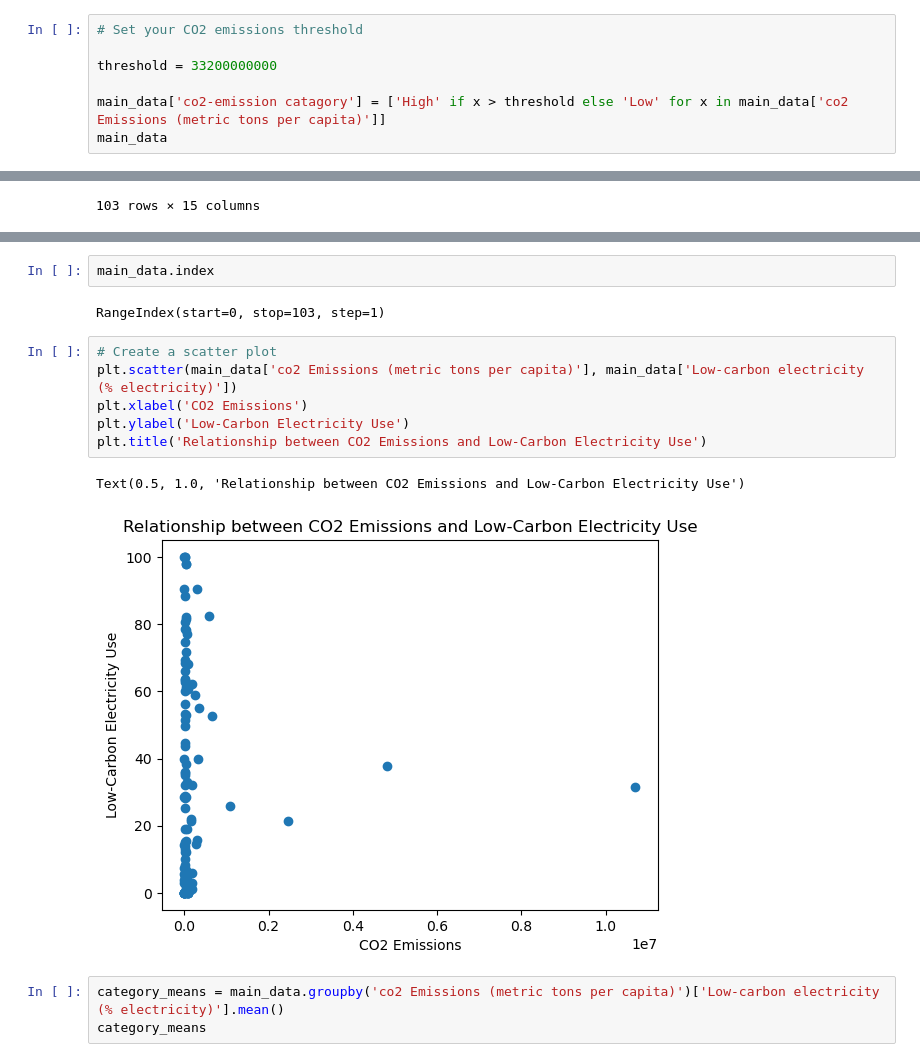
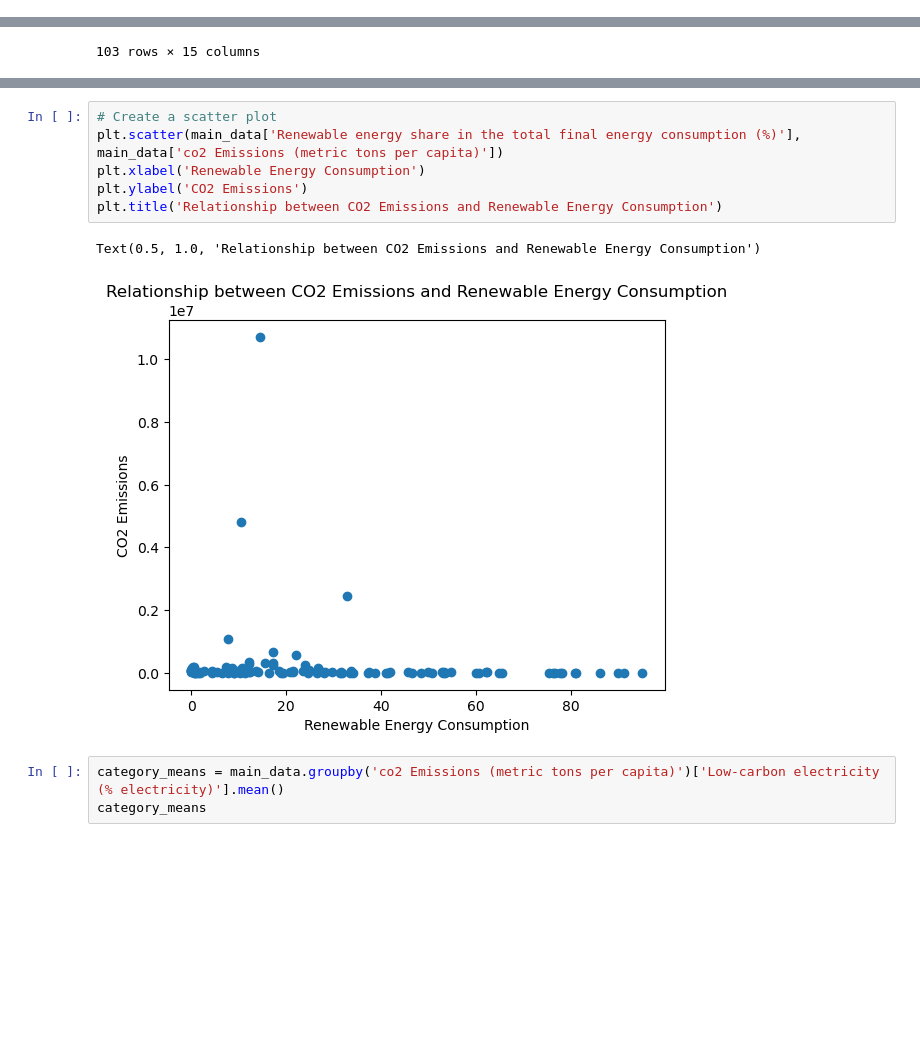
Before and after one commit to yosieph/Project1, a Jupyter notebook: project1.ipynb, the cells around one changed output, grey strips where cells are left out. Cells and saved outputs as stored; diff of their text form; blank space fills up the shorter version.

```diff
--- a/project1.ipynb
+++ b/project1.ipynb
@@ -656,7 +625,0 @@ Name: co2 Emissions (metric tons per capita), Length: 103, dtype: float64
-# %%
-# Set your CO2 emissions threshold
-
-threshold = 33200000000
-
-main_data['co2-emission catagory'] = ['High' if x > threshold else 'Low' for x in main_data['co2 Emissions (metric tons per capita)']]
-main_data
@@ -781,16 +697,12 @@ array([[0, 'Algeria', 19.45521978021977, ..., 43451666, 26.0144848,
-# %%
-main_data.index
-# %% [output]
-RangeIndex(start=0, stop=103, step=1)
 # %%
 # Create a scatter plot
-plt.scatter(main_data['co2 Emissions (metric tons per capita)'], main_data['Low-carbon electricity (% electricity)'])
-plt.xlabel('CO2 Emissions')
-plt.ylabel('Low-Carbon Electricity Use')
-plt.title('Relationship between CO2 Emissions and Low-Carbon Electricity Use')
+plt.scatter(main_data['Renewable energy share in the total final energy consumption (%)'], main_data['co2 Emissions (metric tons per capita)'])
+plt.xlabel('Renewable Energy Consumption')
+plt.ylabel('CO2 Emissions')
+plt.title('Relationship between CO2 Emissions and Renewable Energy Consumption')
 # %% [output]
-Text(0.5, 1.0, 'Relationship between CO2 Emissions and Low-Carbon Electricity Use')
+Text(0.5, 1.0, 'Relationship between CO2 Emissions and Renewable Energy Consumption')
-[figure, old version]
+[figure, new version]
 # %%
 category_means = main_data.groupby('co2 Emissions (metric tons per capita)')['Low-carbon electricity (% electricity)'].mean()
 category_means
```
Also changed, not shown: parts of 17 cells of this notebook.
